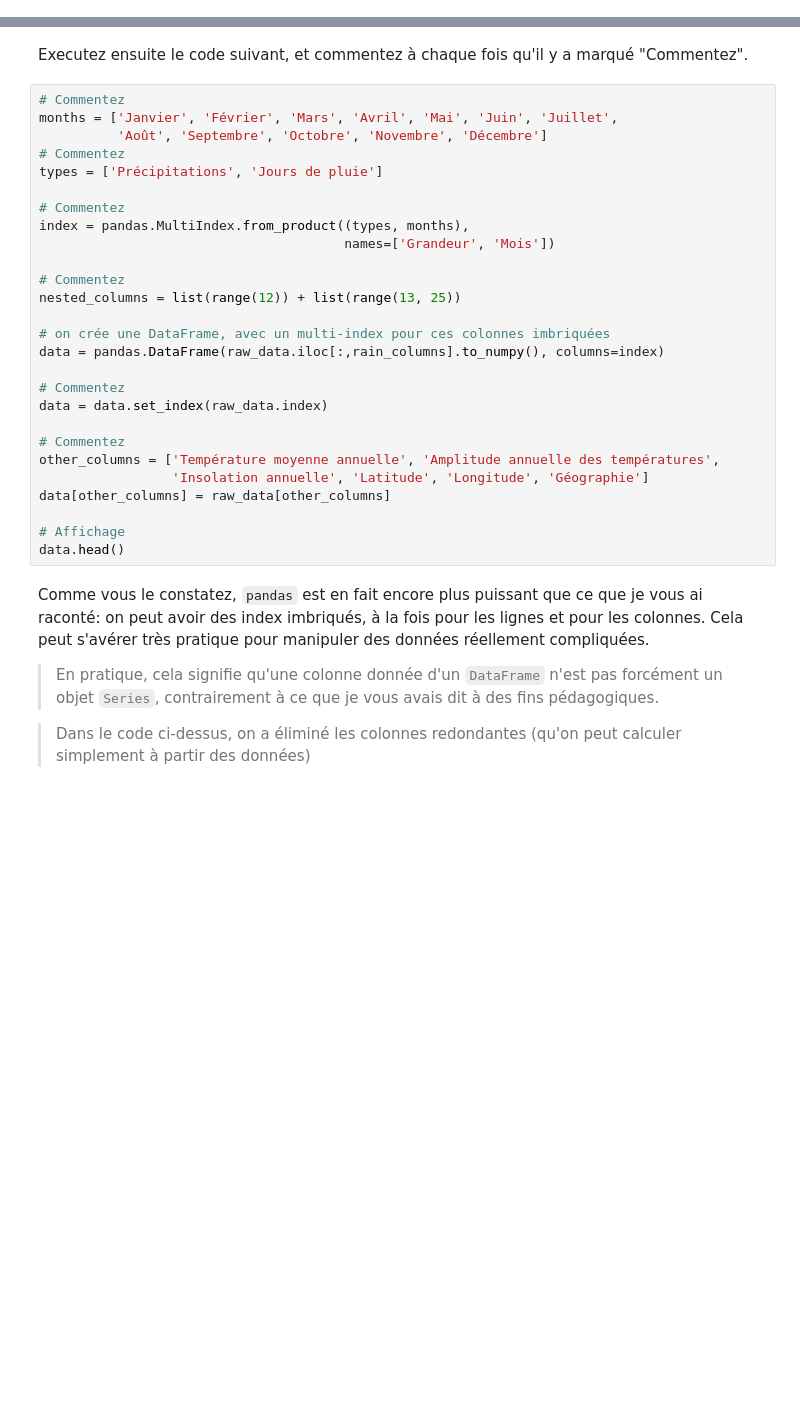
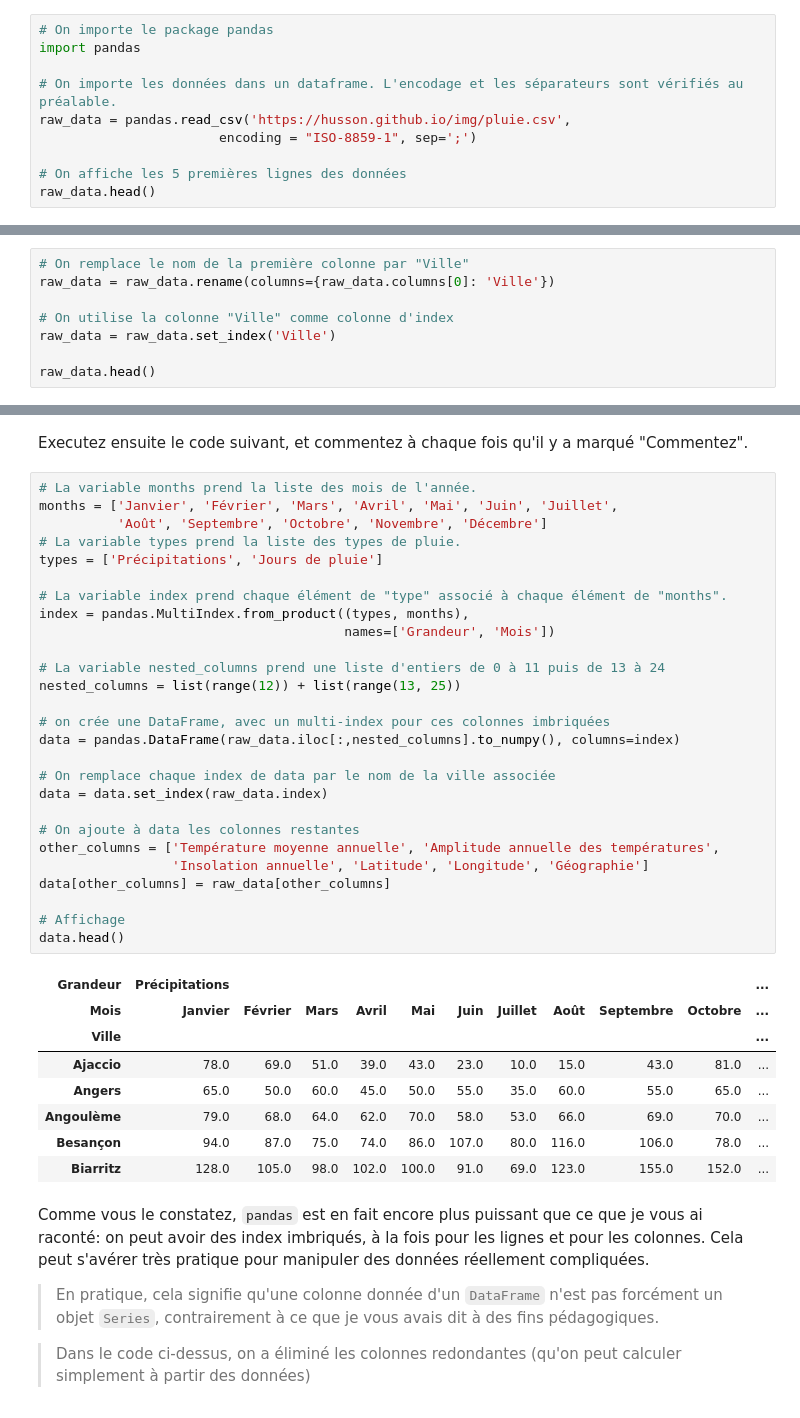
Before and after one commit to campusplage/compte-rendus-jottras_juventin, a Jupyter notebook: TP1_pandas.ipynb, the cells around one changed output, grey strips where cells are left out. Drawn from its saved outputs; the diff is of its cells as text; blank space fills up the shorter version.

Commit message:
Partie 2 - charger les données

```diff
--- a/TP1_pandas.ipynb
+++ b/TP1_pandas.ipynb
@@ -60,0 +54,10 @@ import pandas
+# %%
+# On importe le package pandas
+import pandas
+
+# On importe les données dans un dataframe. L'encodage et les séparateurs sont vérifiés au préalable.
+raw_data = pandas.read_csv('https://husson.github.io/img/pluie.csv',
+                       encoding = "ISO-8859-1", sep=';')
+
+# On affiche les 5 premières lignes des données
+raw_data.head()
@@ -60,0 +71,8 @@ import pandas
+# %%
+# On remplace le nom de la première colonne par "Ville"
+raw_data = raw_data.rename(columns={raw_data.columns[0]: 'Ville'})
+
+# On utilise la colonne "Ville" comme colonne d'index
+raw_data = raw_data.set_index('Ville')
+
+raw_data.head()
@@ -61,32 +87,41 @@ import pandas
 # %% [markdown]
 Executez ensuite le code suivant, et commentez à chaque fois qu'il y a marqué "Commentez".
 # %%
-# Commentez
+# La variable months prend la liste des mois de l'année.
 months = ['Janvier', 'Février', 'Mars', 'Avril', 'Mai', 'Juin', 'Juillet',
           'Août', 'Septembre', 'Octobre', 'Novembre', 'Décembre']
-# Commentez
+# La variable types prend la liste des types de pluie.
 types = ['Précipitations', 'Jours de pluie']
 
-# Commentez
+# La variable index prend chaque élément de "type" associé à chaque élément de "months".
 index = pandas.MultiIndex.from_product((types, months),
                                        names=['Grandeur', 'Mois'])
 
-# Commentez
+# La variable nested_columns prend une liste d'entiers de 0 à 11 puis de 13 à 24
 nested_columns = list(range(12)) + list(range(13, 25))
 
 # on crée une DataFrame, avec un multi-index pour ces colonnes imbriquées
-data = pandas.DataFrame(raw_data.iloc[:,rain_columns].to_numpy(), columns=index)
+data = pandas.DataFrame(raw_data.iloc[:,nested_columns].to_numpy(), columns=index)
 
-# Commentez
+# On remplace chaque index de data par le nom de la ville associée
 data = data.set_index(raw_data.index)
 
-# Commentez
+# On ajoute à data les colonnes restantes
 other_columns = ['Température moyenne annuelle', 'Amplitude annuelle des températures',
                  'Insolation annuelle', 'Latitude', 'Longitude', 'Géographie']
 data[other_columns] = raw_data[other_columns]
 
 # Affichage
 data.head()
+# %% [output]
+| Grandeur | Précipitations |  |  |  |  |  |  |  |  |  | ... |
+| Mois | Janvier | Février | Mars | Avril | Mai | Juin | Juillet | Août | Septembre | Octobre | ... |
+| Ville |  |  |  |  |  |  |  |  |  |  | ... |
+| Ajaccio | 78.0 | 69.0 | 51.0 | 39.0 | 43.0 | 23.0 | 10.0 | 15.0 | 43.0 | 81.0 | ... |
+| Angers | 65.0 | 50.0 | 60.0 | 45.0 | 50.0 | 55.0 | 35.0 | 60.0 | 55.0 | 65.0 | ... |
+| Angoulème | 79.0 | 68.0 | 64.0 | 62.0 | 70.0 | 58.0 | 53.0 | 66.0 | 69.0 | 70.0 | ... |
+| Besançon | 94.0 | 87.0 | 75.0 | 74.0 | 86.0 | 107.0 | 80.0 | 116.0 | 106.0 | 78.0 | ... |
+| Biarritz | 128.0 | 105.0 | 98.0 | 102.0 | 100.0 | 91.0 | 69.0 | 123.0 | 155.0 | 152.0 | ... |
 # %% [markdown]
 Comme vous le constatez, `pandas` est en fait encore plus puissant que ce que je vous ai raconté: on peut avoir des index imbriqués, à la fois pour les lignes et pour les colonnes. Cela peut s'avérer très pratique pour manipuler des données réellement compliquées.
 
```
Also changed, not shown: parts of 4 cells of this notebook.
